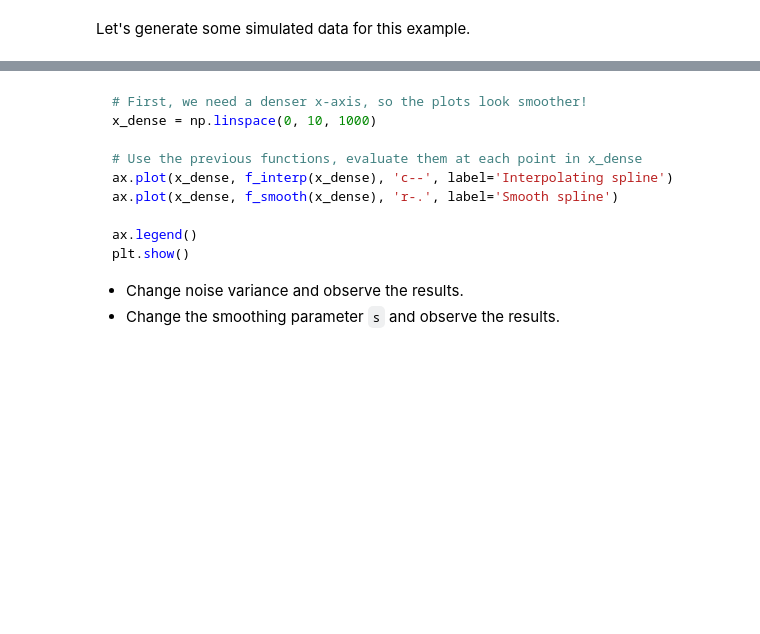
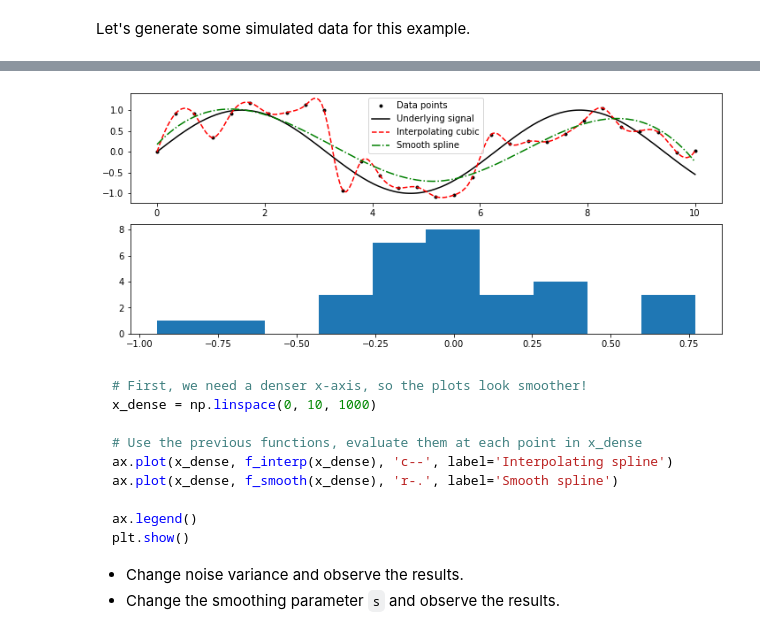
Before and after one commit to chdesvages/ddi-python-data-3feb22, a Jupyter notebook: presentation.ipynb, the cells around one changed output, grey strips where cells are left out. Cells and saved outputs as stored; diff of their text form; code cells hidden in the pictures; blank space fills up the shorter version.

````diff
--- a/presentation.ipynb
+++ b/presentation.ipynb
@@ -218,5 +295,21 @@ print(f_smooth(1.5))
 # %%
 # Plot these splines on top of the data points
+fig, ax = plt.subplots(2, 1, figsize=(12, 5))
+ax[0].plot(x, y, 'k.', label='Data points')
+
+x_dense = np.linspace(0, 10, 200)
+ax[0].plot(x_dense, np.sin(x_dense), 'k-', label='Underlying signal')
+
+ax[0].plot(x_dense, f_interp(x_dense), 'r--', label='Interpolating cubic')
+ax[0].plot(x_dense, f_smooth(x_dense), 'g-.', label='Smooth spline')
+
+ax[0].legend()
+
+# ax[1].plot(x, y - f_smooth(x), 'g.')
+ax[1].hist(y - f_smooth(x))
+plt.show()
+# %% [output]
+[figure, added]
 # %% [markdown]
 ```py
 # First, we need a denser x-axis, so the plots look smoother!
````
Also changed, not shown: parts of 20 cells of this notebook, 1 other file.
